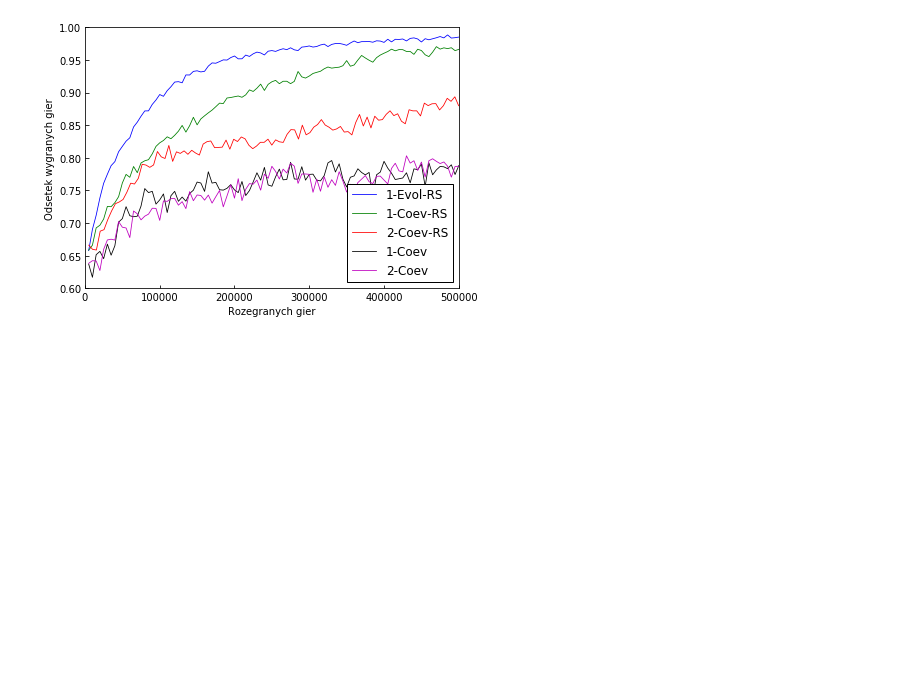
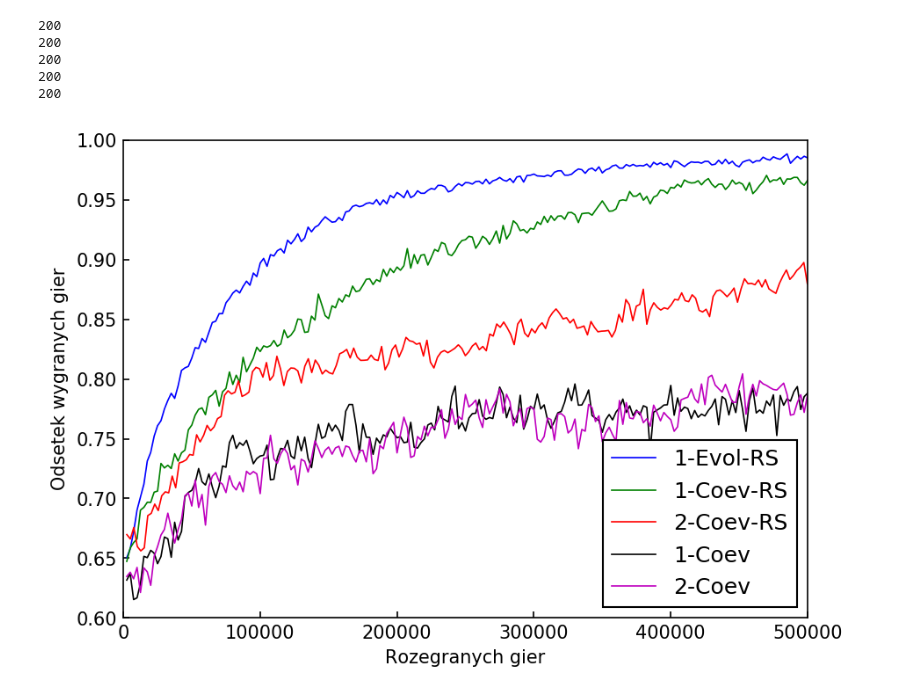
Before and after one commit to kszysix/kck, a Jupyter notebook: Lab1Wykres.ipynb, the cells around one changed output. Cells and saved outputs as stored; diff of their text form; code cells hidden in the pictures; blank space fills up the shorter version.

```diff
--- a/Lab1Wykres.ipynb
+++ b/Lab1Wykres.ipynb
@@ -1,55 +1,63 @@
 # %%
 import matplotlib.pyplot as plt
-import csv
+
+def readFile(file):
+    data = []
+    with open(file) as csv:
+        data = [line.split(',') for line in csv.readlines()[1:]]
+    return data
 
 def main():
     files = ["rsel.csv","cel-rs.csv","2cel-rs.csv","cel.csv","2cel.csv"]
     spec1 = ['b','g','r','k','m']
 
-    fig = plt.figure(figsize=(6.7,4.8))
+    fig = plt.figure(figsize=(6.7,4.8),dpi=150)
     ax = fig.add_subplot(111)
 
 
     for it, file in enumerate(files):
 
         fields = []
         rows = []
         avg = []
         rselX = []
         rselY = []
 
-        with open(file,'r') as rsel:
-            data = csv.reader(rsel)
+        data = readFile(file)
 
-            fields = next(data)
-            for i,value in enumerate(data):
-                avg.append(0)
-                fields = next(data)
-                for j, value2 in enumerate(fields):
-                    if j > 1:
-                        avg[i] += float(fields[j])
-                    elif j == 1:
-                        rselY.append(float(fields[j]))
-
-                avg[i] = avg[i]/(len(fields)-2)
-                avg[i] = round(avg[i],6)
-
-            rselX = avg
-            ax.plot(rselY,rselX,c=spec1[it],linewidth=0.8)
+        for i, row in enumerate(data):
+            avg.append(0)
+            #print(row)
+            for j, field in enumerate(row):
+                #print(field)
+                if j > 1:
+                    avg[i] += float(row[j])
+                if j == 1:
+                    rselY.append(float(row[j]))
+            avg[i] = avg[i]/(len(row)-2)
+            avg[i] = round(avg[i],5)
+        print(len(avg))
+        rselX = avg
+        ax.plot(rselY,rselX,c=spec1[it],linewidth=0.8)
 
     ax.legend(('1-Evol-RS','1-Coev-RS','2-Coev-RS','1-Coev','2-Coev'),fontsize='large',
               framealpha=1,edgecolor='black', fancybox=False,loc='lower right')
     ax.tick_params(direction='in')
     ax.set_xlim([0, 500000])
     ax.set_ylim([0.60, 1.00])
     ax.set_xlabel('Rozegranych gier')
     ax.set_ylabel('Odsetek wygranych gier')
     plt.savefig('myplot.pdf')
     plt.show()
     plt.close()
 
 
 if __name__=='__main__':
     main()
 # %% [output]
+200
+200
+200
+200
+200
-[figure, old version]
+[figure, new version]
```
Also changed, not shown: 1 other file.
